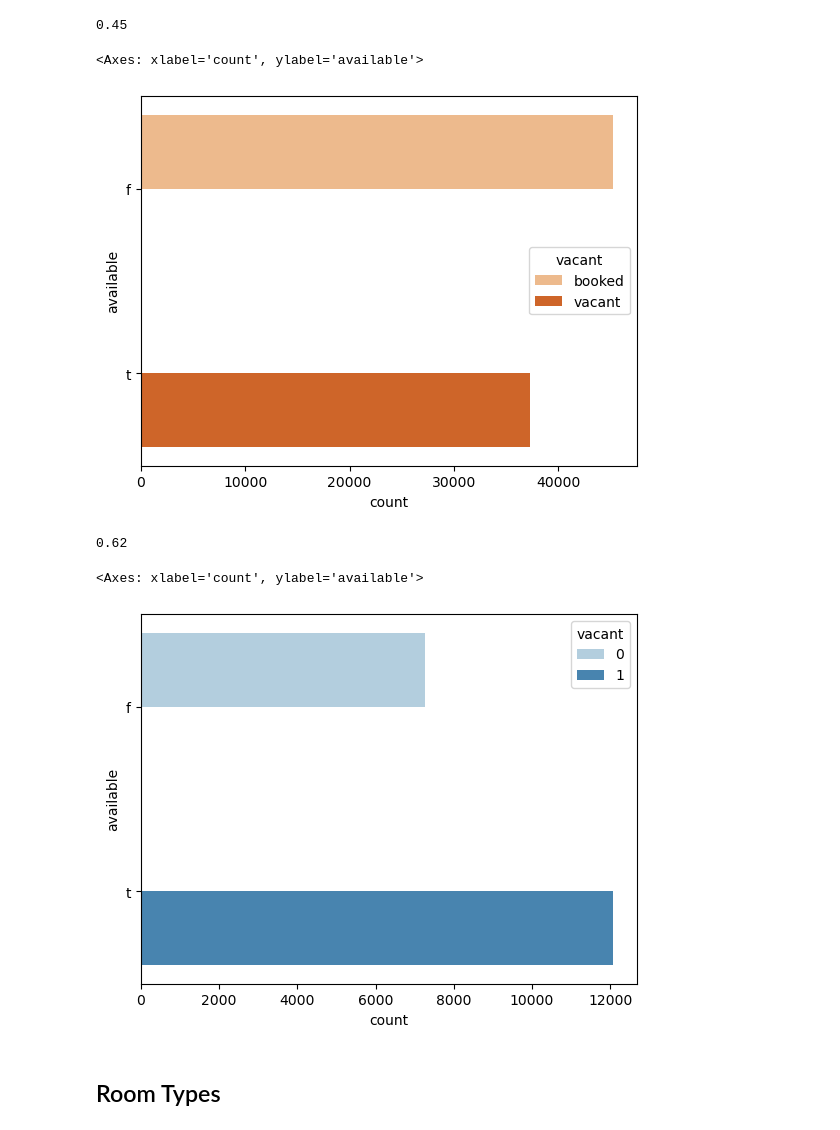
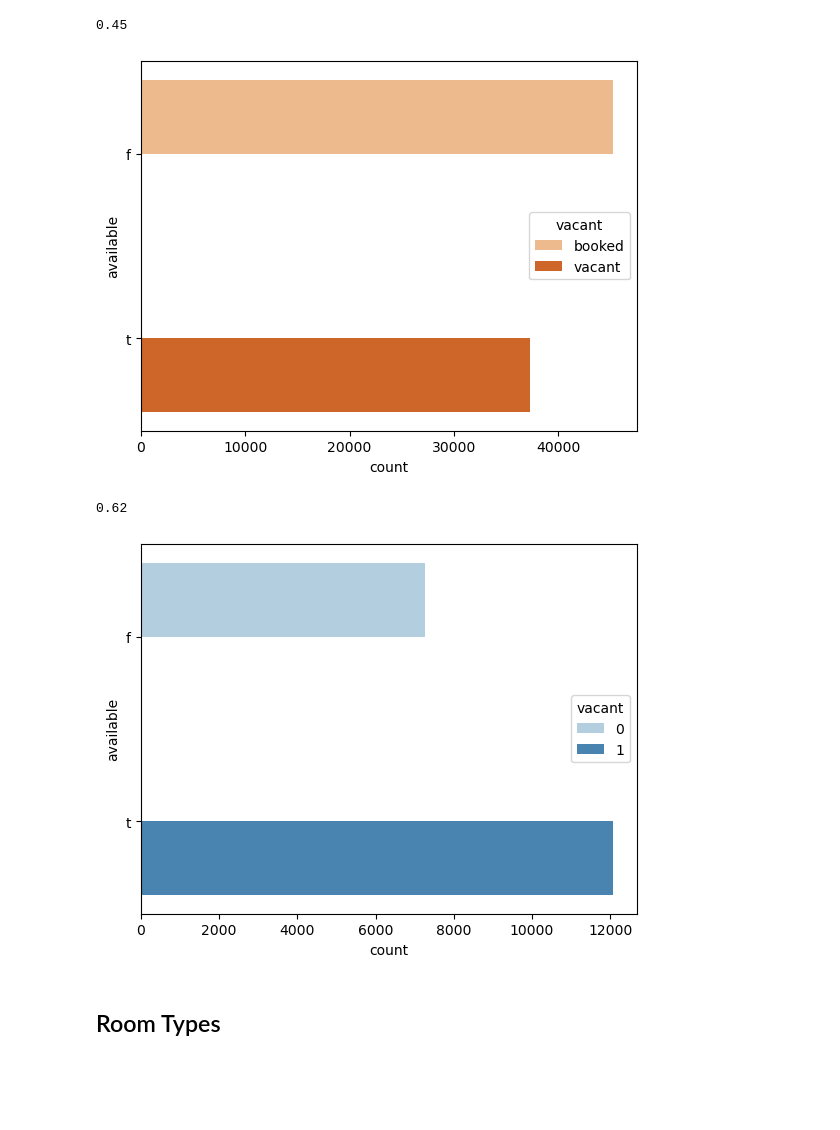
Before and after one commit to Brooks377/leftside_teamproject, a Jupyter notebook: ugly_god/Graphics.ipynb, the cells around one changed output. Cells and saved outputs as stored; diff of their text form; code cells hidden in the pictures; blank space fills up the shorter version.

```diff
--- a/ugly_god/Graphics.ipynb
+++ b/ugly_god/Graphics.ipynb
@@ -58,12 +58,13 @@ vac_rate
 # %% [output]
 0.45
 # %%
-sns.countplot(data = master_filt,
+ax = sns.countplot(data = master_filt,
               y = 'available',
               hue = 'vacant',
               palette = 'Oranges')
+
+sns.move_legend(ax, "center right")
 # %% [output]
-<Axes: xlabel='count', ylabel='available'>
 [figure]
 # %%
 # select tract
@@ -81,13 +82,14 @@ vac_rate
 # %% [output]
 0.62
 # %%
-sns.countplot(data = master_filt,
+ax = sns.countplot(data = master_filt,
               y = 'available',
               hue = 'vacant',
               palette = 'Blues')
+
+sns.move_legend(ax, "center right")
 # %% [output]
-<Axes: xlabel='count', ylabel='available'>
-[figure, old version]
+[figure, new version]
 # %% [markdown]
 ## Room Types
 # %%
```
Also changed, not shown: parts of 5 cells of this notebook, 1 other file.
